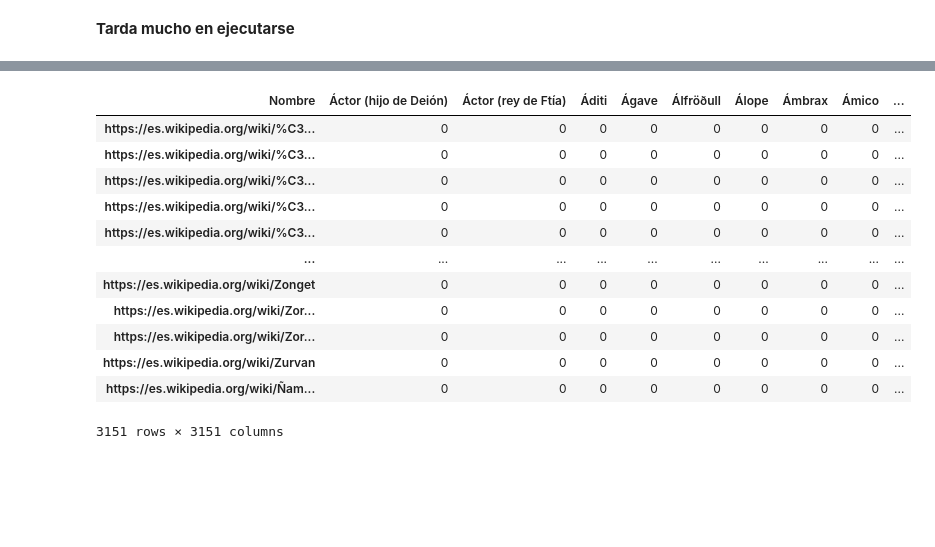
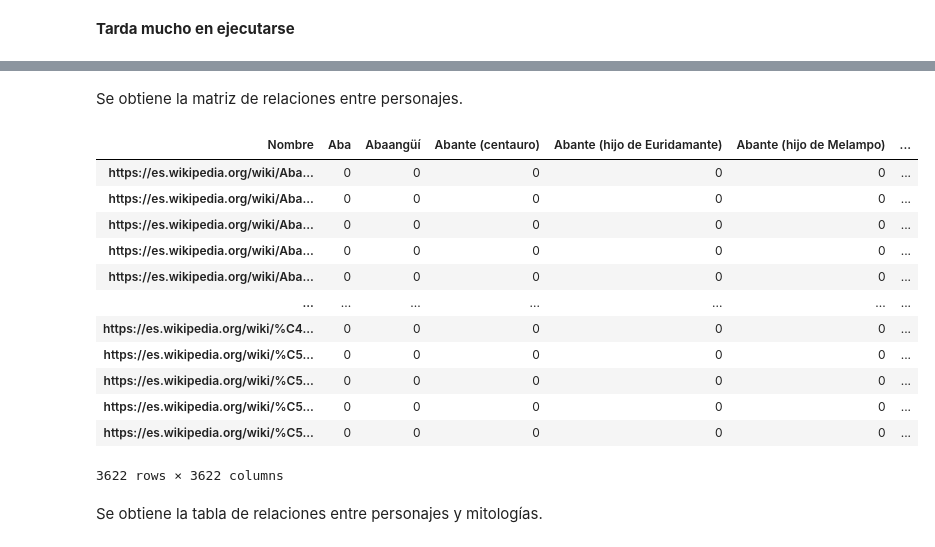
Before and after one commit to sergifornes/analisis-mitico, a Jupyter notebook: scraping/scrapeo-wikipedia.ipynb, the cells around one changed output, grey strips where cells are left out. Saved outputs shown, nothing was run; the diff lists cells and outputs as text; code cells hidden in the pictures; blank space fills up the shorter version.

```diff
--- a/scraping/scrapeo-wikipedia.ipynb
+++ b/scraping/scrapeo-wikipedia.ipynb
@@ -1471,0 +1515,3 @@ personajes
+# %%
+pers = personajes[["URL", "Nombre"]].drop_duplicates().sort_values("Nombre").reset_index(drop = True)
+pers
@@ -1518,29 +1586,29 @@ def obt_texto(url):
     des = False
     if pag.find("div", class_ = "rellink noprint mw-disambig-page hatnote") is not None:
         des = True
-    return({"texto" : clean_text(texto), "desambiguacion" : des})
+    return({"texto" : texto, "desambiguacion" : des})
 # %%
 # Funcion para obtener los links dirigidos a otros personajes
 
 def row_matriz_ady(url):
-    row = [0] * len(personajes)
+    row = [0] * len(pers)
     a_list = get_url(url).find("div", class_ = "mw-parser-output").find_all("a")
     links = ["https://es.wikipedia.org" + str(link.get("href")) for link in a_list]
     for link in links:
-        if link in list(personajes["URL"]):
-            row[personajes.index[personajes["URL"] == link][0]] = 1
-    df = pd.DataFrame([row], index = [url], columns = personajes["Nombre"])
+        if link in list(pers["URL"]):
+            row[pers.index[pers["URL"] == link][0]] = 1
+    df = pd.DataFrame([row], index = [url], columns = pers["Nombre"])
     return df
 # %% [markdown]
 **Tarda mucho en ejecutarse**
 # %%
 textos = []
-ady_matrix = pd.DataFrame()
+adj_matrix = pd.DataFrame()
 no_desambiguacion = []
-for url in personajes["URL"]:
+for url in pers["URL"]:
     func_texto = obt_texto(url)
     textos.append(func_texto["texto"])
     no_desambiguacion.append(not(func_texto["desambiguacion"]))
-    ady_matrix = ady_matrix.append(row_matriz_ady(url))
+    adj_matrix = adj_matrix.append(row_matriz_ady(url))
 
-personajes["Texto"] = textos
+pers["Texto_RAW"] = textos
@@ -1565,18 +1635,20 @@ personajes
+# %% [markdown]
+Se obtiene la matriz de relaciones entre personajes.
 # %%
-ady_matrix = ady_matrix.iloc[no_desambiguacion, no_desambiguacion]
+adj_matrix = adj_matrix.iloc[no_desambiguacion, no_desambiguacion]
 
-ady_matrix
+adj_matrix
 # %% [output]
-| Nombre | Áctor (hijo de Deión) | Áctor (rey de Ftía) | Áditi | Ágave | Álfröðull | Álope | Ámbrax | Ámico | ... |
-| https://es.wikipedia.org/wiki/%C3... | 0 | 0 | 0 | 0 | 0 | 0 | 0 | 0 | ... |
-| https://es.wikipedia.org/wiki/%C3... | 0 | 0 | 0 | 0 | 0 | 0 | 0 | 0 | ... |
-| https://es.wikipedia.org/wiki/%C3... | 0 | 0 | 0 | 0 | 0 | 0 | 0 | 0 | ... |
-| https://es.wikipedia.org/wiki/%C3... | 0 | 0 | 0 | 0 | 0 | 0 | 0 | 0 | ... |
-| https://es.wikipedia.org/wiki/%C3... | 0 | 0 | 0 | 0 | 0 | 0 | 0 | 0 | ... |
-| ... | ... | ... | ... | ... | ... | ... | ... | ... | ... |
-| https://es.wikipedia.org/wiki/Zonget | 0 | 0 | 0 | 0 | 0 | 0 | 0 | 0 | ... |
-| https://es.wikipedia.org/wiki/Zor... | 0 | 0 | 0 | 0 | 0 | 0 | 0 | 0 | ... |
-| https://es.wikipedia.org/wiki/Zor... | 0 | 0 | 0 | 0 | 0 | 0 | 0 | 0 | ... |
-| https://es.wikipedia.org/wiki/Zurvan | 0 | 0 | 0 | 0 | 0 | 0 | 0 | 0 | ... |
-| https://es.wikipedia.org/wiki/Ñam... | 0 | 0 | 0 | 0 | 0 | 0 | 0 | 0 | ... |
+| Nombre | Aba | Abaangüí | Abante (centauro) | Abante (hijo de Euridamante) | Abante (hijo de Melampo) | ... |
+| https://es.wikipedia.org/wiki/Aba... | 0 | 0 | 0 | 0 | 0 | ... |
+| https://es.wikipedia.org/wiki/Aba... | 0 | 0 | 0 | 0 | 0 | ... |
+| https://es.wikipedia.org/wiki/Aba... | 0 | 0 | 0 | 0 | 0 | ... |
+| https://es.wikipedia.org/wiki/Aba... | 0 | 0 | 0 | 0 | 0 | ... |
+| https://es.wikipedia.org/wiki/Aba... | 0 | 0 | 0 | 0 | 0 | ... |
+| ... | ... | ... | ... | ... | ... | ... |
+| https://es.wikipedia.org/wiki/%C4... | 0 | 0 | 0 | 0 | 0 | ... |
+| https://es.wikipedia.org/wiki/%C5... | 0 | 0 | 0 | 0 | 0 | ... |
+| https://es.wikipedia.org/wiki/%C5... | 0 | 0 | 0 | 0 | 0 | ... |
+| https://es.wikipedia.org/wiki/%C5... | 0 | 0 | 0 | 0 | 0 | ... |
+| https://es.wikipedia.org/wiki/%C5... | 0 | 0 | 0 | 0 | 0 | ... |
-3151 rows × 3151 columns
+3622 rows × 3622 columns
@@ -1585,0 +1655,2 @@ ady_matrix.to_csv("../data/ady_matrix.csv", header = True, index = False)
+# %% [markdown]
+Se obtiene la tabla de relaciones entre personajes y mitologías.
```
Also changed, not shown: parts of 87 cells of this notebook, 35 other files.
